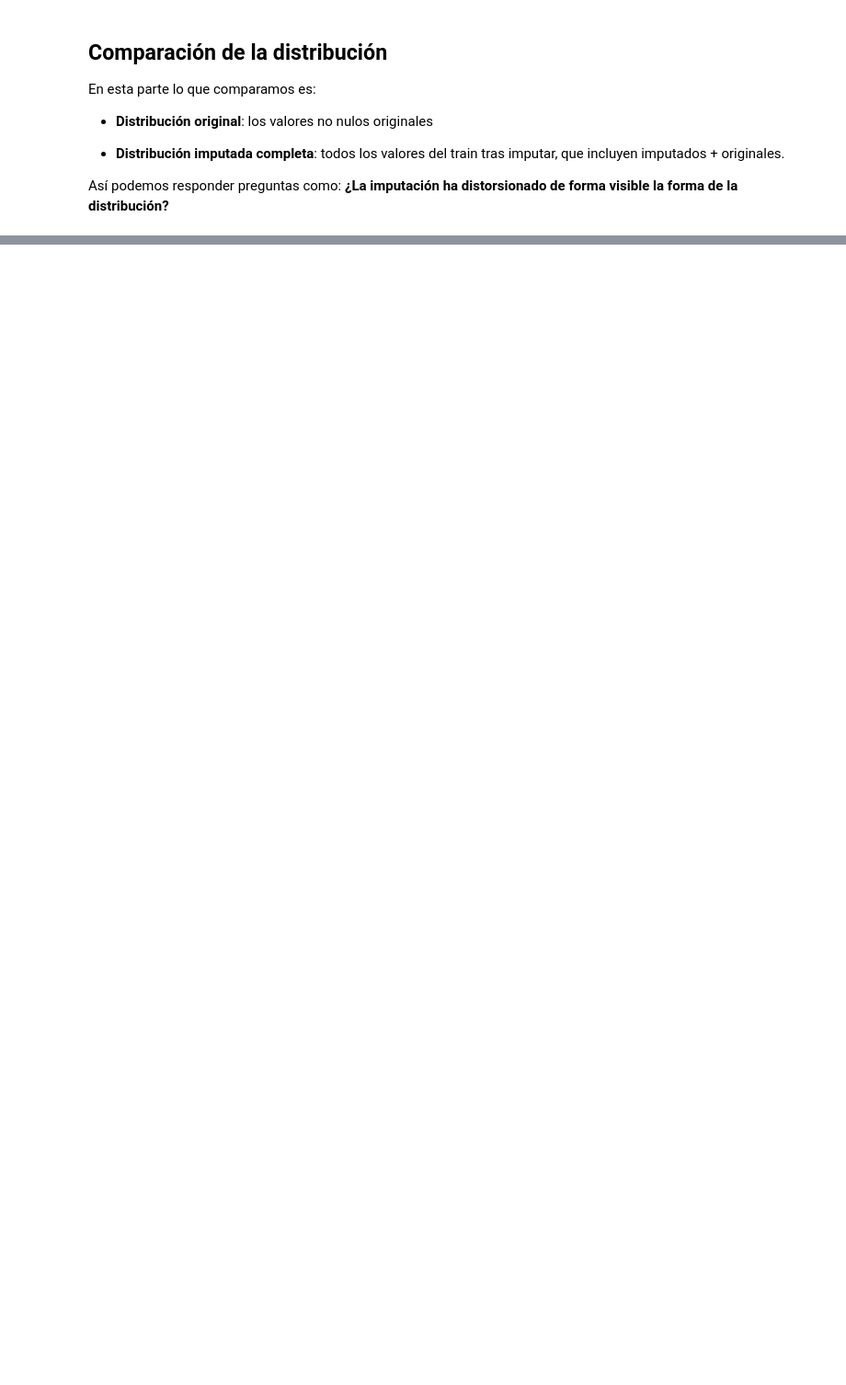
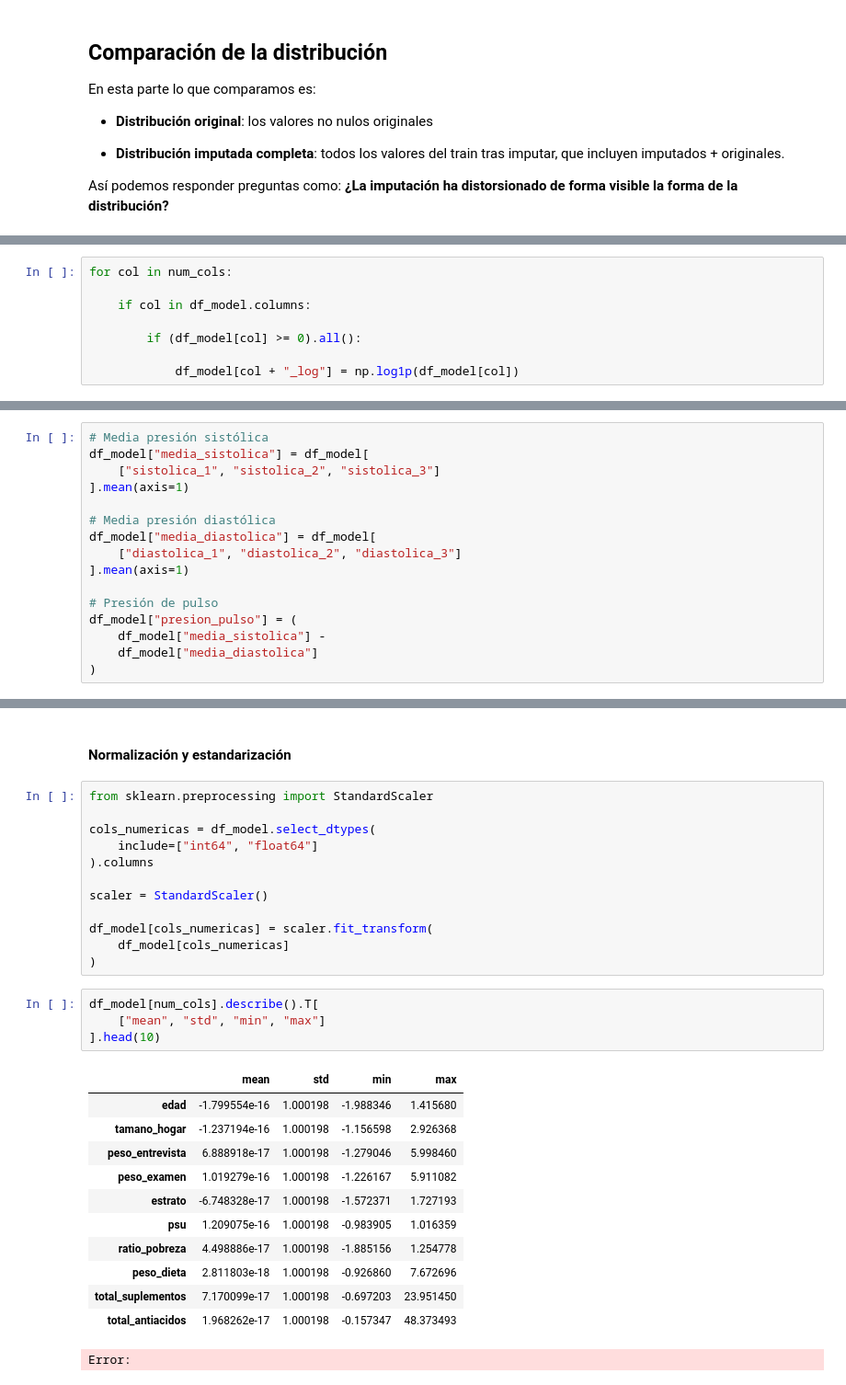
Before and after one commit to pmars21/hypertension_management_AI_driven_tool, a Jupyter notebook: missForest_imp_tfm.ipynb, the cells around one changed output, grey strips where cells are left out. Shown at 92% size. Drawn from its saved outputs; the diff is of its cells as text; blank space fills up the shorter version.

```diff
--- a/missForest_imp_tfm.ipynb
+++ b/missForest_imp_tfm.ipynb
@@ -408,0 +663,8 @@ df_imp.describe()
+# %%
+for col in num_cols:
+
+    if col in df_model.columns:
+
+        if (df_model[col] >= 0).all():
+
+            df_model[col + "_log"] = np.log1p(df_model[col])
@@ -408,0 +705,16 @@ df_imp.describe()
+# %%
+# Media presión sistólica
+df_model["media_sistolica"] = df_model[
+    ["sistolica_1", "sistolica_2", "sistolica_3"]
+].mean(axis=1)
+
+# Media presión diastólica
+df_model["media_diastolica"] = df_model[
+    ["diastolica_1", "diastolica_2", "diastolica_3"]
+].mean(axis=1)
+
+# Presión de pulso
+df_model["presion_pulso"] = (
+    df_model["media_sistolica"] -
+    df_model["media_diastolica"]
+)
@@ -408,0 +739,31 @@ df_imp.describe()
+# %% [markdown]
+#### Normalización y estandarización
+# %%
+from sklearn.preprocessing import StandardScaler
+
+cols_numericas = df_model.select_dtypes(
+    include=["int64", "float64"]
+).columns
+
+scaler = StandardScaler()
+
+df_model[cols_numericas] = scaler.fit_transform(
+    df_model[cols_numericas]
+)
+# %%
+df_model[num_cols].describe().T[
+    ["mean", "std", "min", "max"]
+].head(10)
+# %% [output]
+|  | mean | std | min | max |
+| edad | -1.799554e-16 | 1.000198 | -1.988346 | 1.415680 |
+| tamano_hogar | -1.237194e-16 | 1.000198 | -1.156598 | 2.926368 |
+| peso_entrevista | 6.888918e-17 | 1.000198 | -1.279046 | 5.998460 |
+| peso_examen | 1.019279e-16 | 1.000198 | -1.226167 | 5.911082 |
+| estrato | -6.748328e-17 | 1.000198 | -1.572371 | 1.727193 |
+| psu | 1.209075e-16 | 1.000198 | -0.983905 | 1.016359 |
+| ratio_pobreza | 4.498886e-17 | 1.000198 | -1.885156 | 1.254778 |
+| peso_dieta | 2.811803e-18 | 1.000198 | -0.926860 | 7.672696 |
+| total_suplementos | 7.170099e-17 | 1.000198 | -0.697203 | 23.951450 |
+| total_antiacidos | 1.968262e-17 | 1.000198 | -0.157347 | 48.373493 |
+Error:
```
Also changed, not shown: parts of 32 cells of this notebook, 3 other files.
